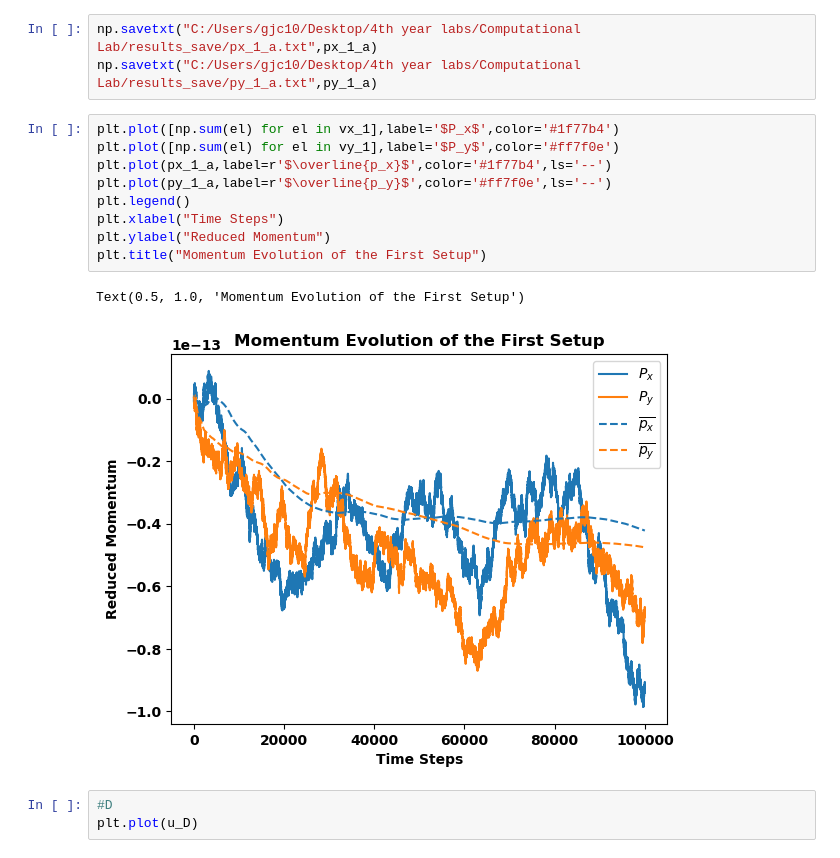
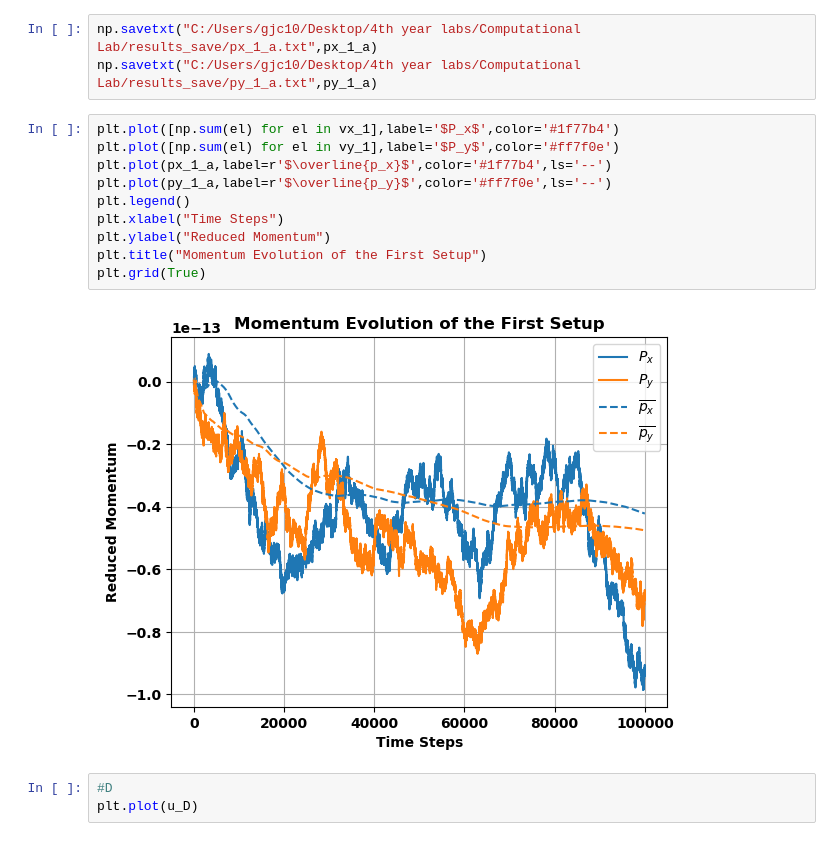
Before and after one commit to gregorycorcoran/Computational-Lab, a Jupyter notebook: Analysis.ipynb, the cells around one changed output. Cells and saved outputs as stored; diff of their text form.

```diff
--- a/Analysis.ipynb
+++ b/Analysis.ipynb
@@ -147,15 +126,15 @@ np.savetxt("C:/Users/gjc10/Desktop/4th year labs/Computational Lab/results_save/
 # %%
 plt.plot([np.sum(el) for el in vx_1],label='$P_x$',color='#1f77b4')
 plt.plot([np.sum(el) for el in vy_1],label='$P_y$',color='#ff7f0e')
 plt.plot(px_1_a,label=r'$\overline{p_x}$',color='#1f77b4',ls='--')
 plt.plot(py_1_a,label=r'$\overline{p_y}$',color='#ff7f0e',ls='--')
 plt.legend()
 plt.xlabel("Time Steps")
 plt.ylabel("Reduced Momentum")
 plt.title("Momentum Evolution of the First Setup")
+plt.grid(True)
 # %% [output]
-Text(0.5, 1.0, 'Momentum Evolution of the First Setup')
-[figure, old version]
+[figure, new version]
 # %%
 #D
 plt.plot(u_D)
```
Also changed, not shown: parts of 11 cells of this notebook.
